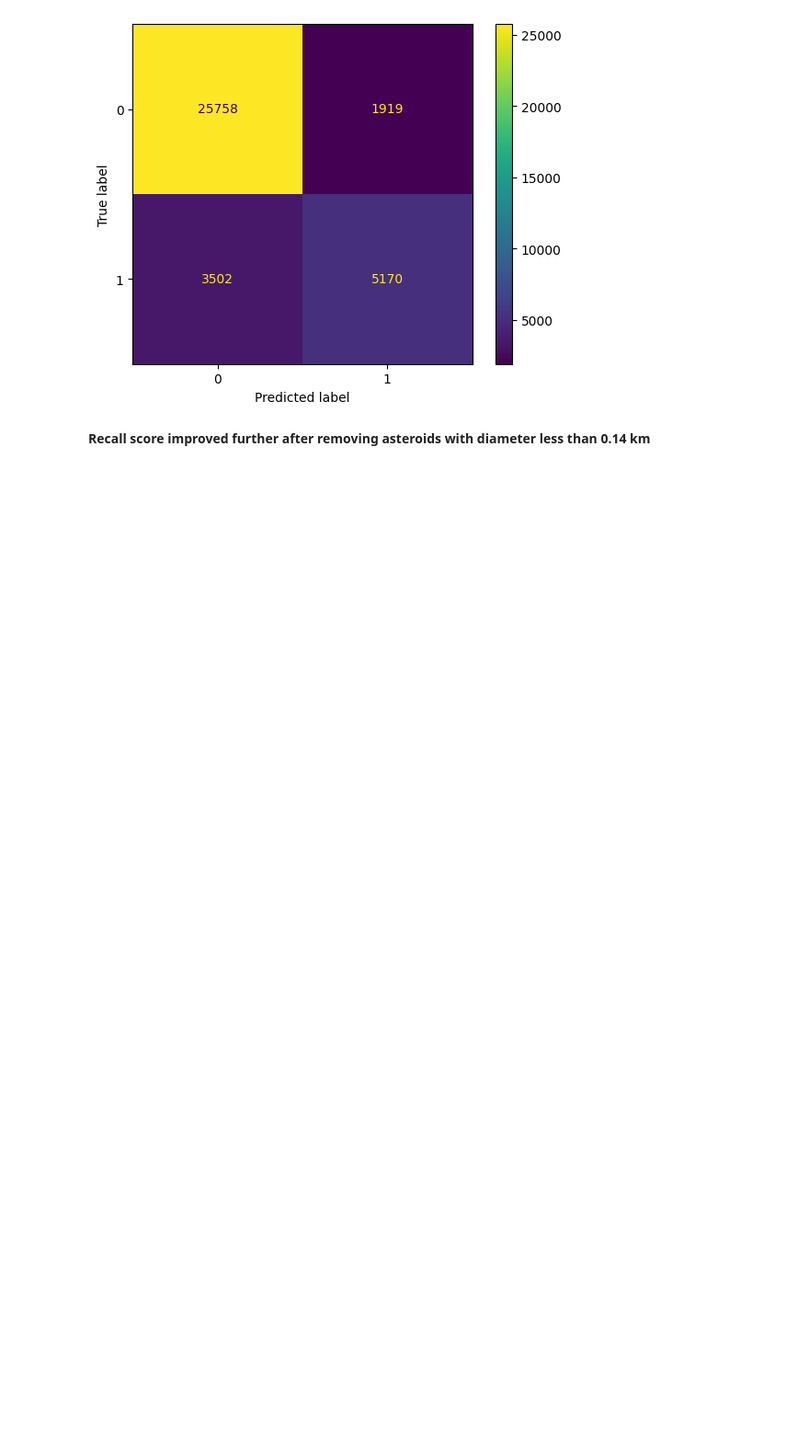
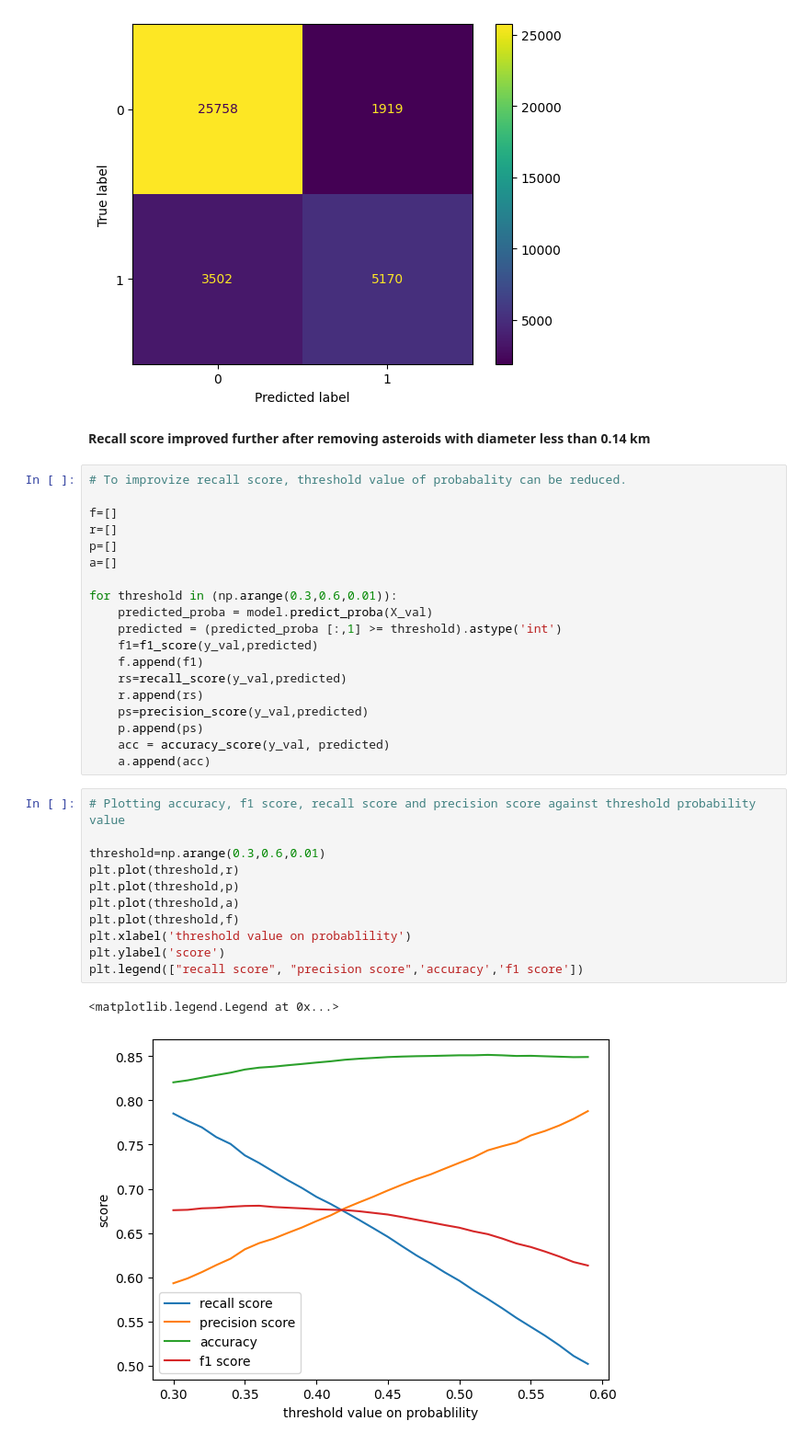
Before and after one commit to JaySprog/nasa_neo, a Jupyter notebook: nasa-neo.ipynb, the cells around one changed output. Shown: that part at 92% size. Saved outputs shown, nothing was run; the diff lists cells and outputs as text; blank space fills up the shorter version.

```diff
--- a/nasa-neo.ipynb
+++ b/nasa-neo.ipynb
@@ -589,3 +589,36 @@ precison score is 0.7292989138101283
 [figure]
 # %% [markdown]
 **Recall score improved further after removing asteroids with diameter less than 0.14 km**
+# %%
+# To improvize recall score, threshold value of probabality can be reduced.
+
+f=[]
+r=[]
+p=[]
+a=[]
+
+for threshold in (np.arange(0.3,0.6,0.01)):
+    predicted_proba = model.predict_proba(X_val)
+    predicted = (predicted_proba [:,1] >= threshold).astype('int')
+    f1=f1_score(y_val,predicted)
+    f.append(f1)
+    rs=recall_score(y_val,predicted)
+    r.append(rs)
+    ps=precision_score(y_val,predicted)
+    p.append(ps)
+    acc = accuracy_score(y_val, predicted)
+    a.append(acc)
+# %%
+# Plotting accuracy, f1 score, recall score and precision score against threshold probability value
+
+threshold=np.arange(0.3,0.6,0.01)
+plt.plot(threshold,r)
+plt.plot(threshold,p)
+plt.plot(threshold,a)
+plt.plot(threshold,f)
+plt.xlabel('threshold value on probablility')
+plt.ylabel('score')
+plt.legend(["recall score", "precision score",'accuracy','f1 score'])
+# %% [output]
+<matplotlib.legend.Legend at 0x...>
+[figure, added]
```
Also changed, not shown: parts of 6 cells of this notebook.
